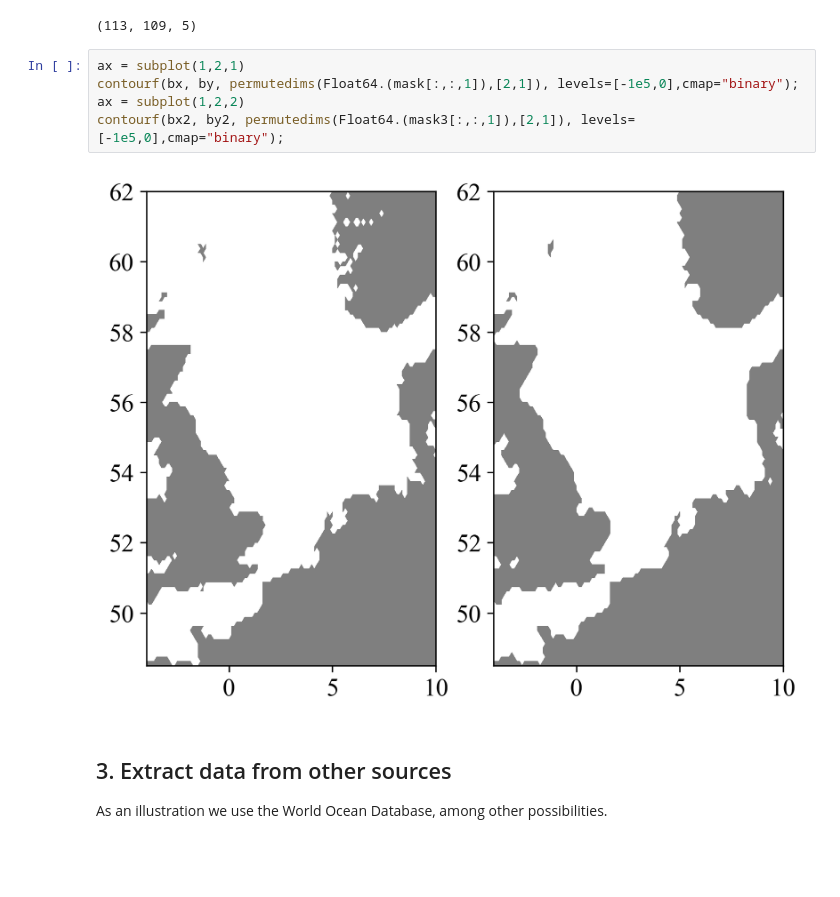
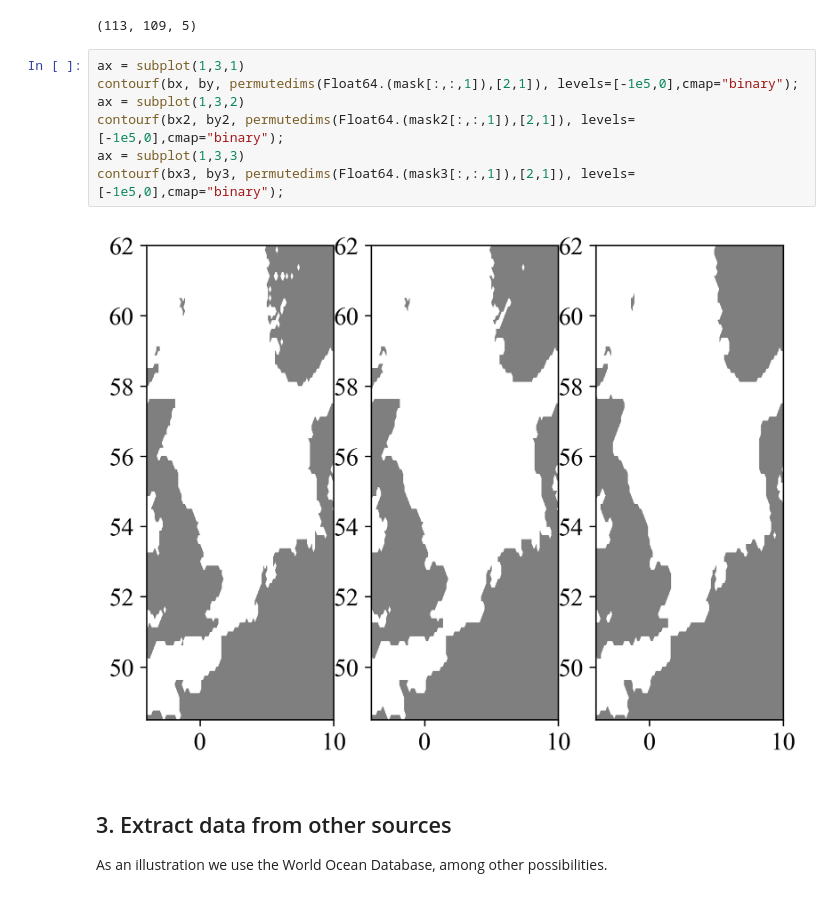
Before and after one commit to gher-uliege/SeaDataCloud, a Jupyter notebook: Julia/Climatologies/NorthSea_climato.ipynb, the cells around one changed output. Saved outputs shown, nothing was run; the diff lists cells and outputs as text; blank space fills up the shorter version.

```diff
--- a/Julia/Climatologies/NorthSea_climato.ipynb
+++ b/Julia/Climatologies/NorthSea_climato.ipynb
@@ -292,12 +275,14 @@ end
 size(mask3) = (113, 109, 5)
 (113, 109, 5)
 # %%
-ax = subplot(1,2,1)
+ax = subplot(1,3,1)
 contourf(bx, by, permutedims(Float64.(mask[:,:,1]),[2,1]), levels=[-1e5,0],cmap="binary");
-ax = subplot(1,2,2)
-contourf(bx2, by2, permutedims(Float64.(mask3[:,:,1]),[2,1]), levels=[-1e5,0],cmap="binary");
+ax = subplot(1,3,2)
+contourf(bx2, by2, permutedims(Float64.(mask2[:,:,1]),[2,1]), levels=[-1e5,0],cmap="binary");
+ax = subplot(1,3,3)
+contourf(bx3, by3, permutedims(Float64.(mask3[:,:,1]),[2,1]), levels=[-1e5,0],cmap="binary");
 # %% [output]
-[figure, old version]
+[figure, new version]
 # %% [markdown]
 ## 3. Extract data from other sources
 As an illustration we use the World Ocean Database, among other possibilities.
```
Also changed, not shown: parts of 28 cells of this notebook.
